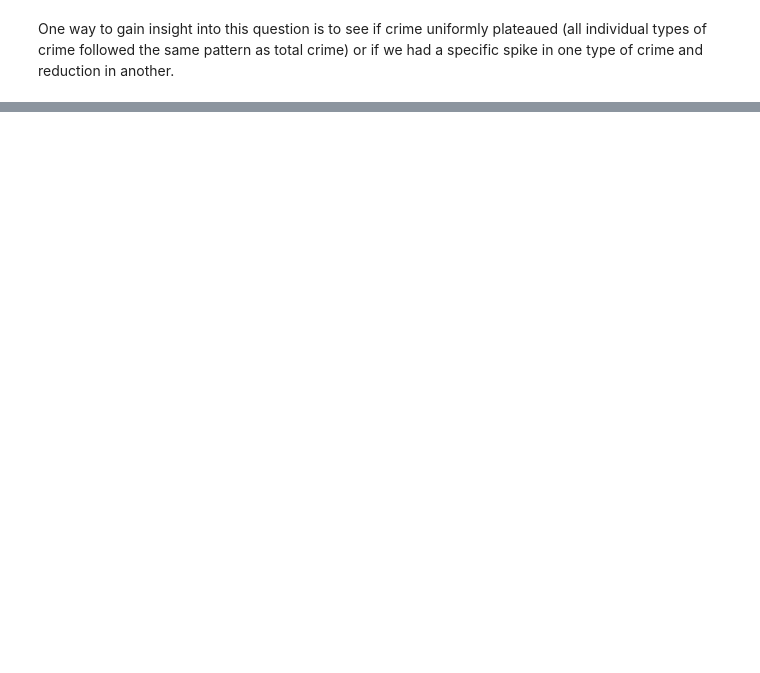
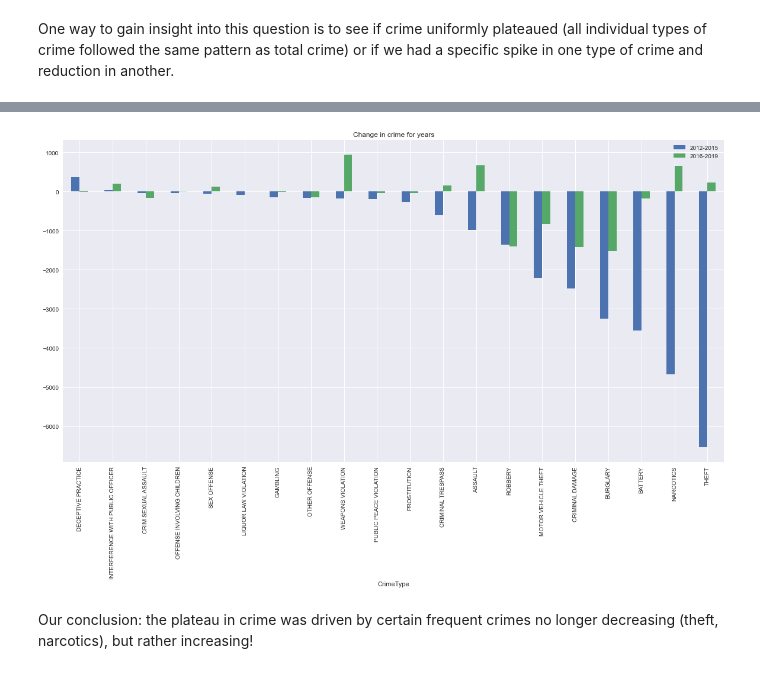
Before and after one commit to tjdolan121/4502Proj, a Jupyter notebook: forge/code/DataMiningQuestions.ipynb, the cells around one changed output, grey strips where cells are left out. Drawn from its saved outputs; the diff is of its cells as text; code cells hidden in the pictures; blank space fills up the shorter version.

```diff
--- a/forge/code/DataMiningQuestions.ipynb
+++ b/forge/code/DataMiningQuestions.ipynb
@@ -177,0 +121,28 @@ plt.show()
+# %%
+from scipy.stats import linregress
+
+def get_slope(df, date_range, crime=None):
+    temp = df.copy()
+    truncated_df = temp[temp.year.isin(date_range)]
+    # If no crime is specified, then we will find
+    # the slope of total crime over the date range.
+    if not crime:
+        number_of_crimes_per_year = truncated_df.groupby('year').size()
+    else:
+        number_of_crimes_per_year = truncated_df[truncated_df.primary_type == crime].groupby('year').size()
+
+    x = date_range
+    y = np.array(number_of_crimes_per_year)
+
+    return linregress(x, y).slope
+# %%
+last_4_years = [2016, 2017, 2018, 2019]
+crime_types = list(q1_df.primary_type.unique())
+
+print("Report: Trends in last four years for all crimes")
+print("-"*30)
+print(f"Total Crime Trend: {get_slope(q1_df, last_4_years)} change in crime per year")
+last_4_years_trends = [(crime, get_slope(q1_df, last_4_years, crime)) for crime in top_n_crimes]
+last_4_years_trends.sort(key=lambda x: x[1], reverse=True)
+for crime, change in last_4_years_trends:
+    print(f"{crime} Trend: {change} change in crime per year")
@@ -177,0 +186,11 @@ plt.show()
+# %%
+time_domain = [2012, 2013, 2014, 2015]
+crime_types = list(q1_df.primary_type.unique())
+
+print("Report: Trends in crime 2012-2015")
+print("-"*30)
+print(f"Total Crime Trend: {get_slope(q1_df, time_domain)} change in crime per year")
+trends = [(crime, get_slope(q1_df, time_domain, crime)) for crime in top_n_crimes]
+trends.sort(key=lambda x: x[1], reverse=True)
+for crime, change in trends:
+    print(f"{crime} Trend: {change} change in crime per year")
@@ -177,0 +236,4 @@ plt.show()
+# %%
+df_trends_2016_2019 = pd.DataFrame({'CrimeType': [x[0] for x in last_4_years_trends], '2016-2019': [x[1] for x in last_4_years_trends]})
+df_trends_2012_2015 = pd.DataFrame({'CrimeType': [x[0] for x in trends], '2012-2015': [x[1] for x in trends]})
+trend_df = df_trends_2012_2015.join(df_trends_2016_2019.set_index('CrimeType'), on='CrimeType').set_index('CrimeType')
@@ -177,0 +261,6 @@ plt.show()
+# %%
+trend_df.plot.bar(figsize=(20,10), title="Change in crime for years");
+# %% [output]
+[figure, added]
+# %% [markdown]
+Our conclusion: the plateau in crime was driven by certain frequent crimes no longer decreasing (theft, narcotics), but rather increasing!
```
Also changed, not shown: parts of 31 cells of this notebook.
